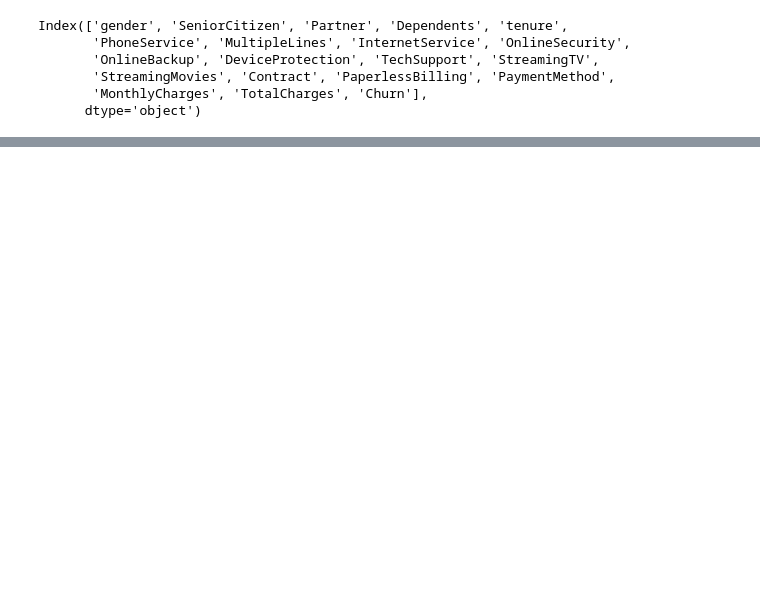
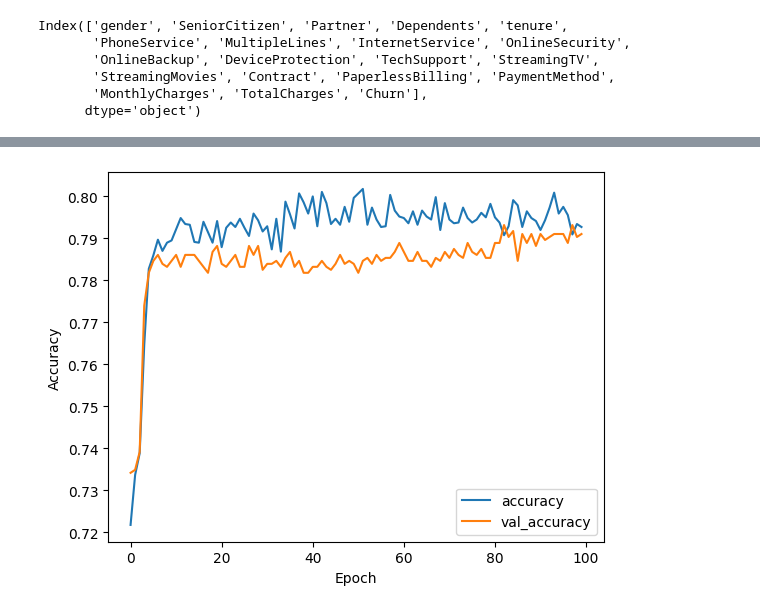
Before and after one commit to Benedixx/Telco_customer_churn, a Jupyter notebook: src/training.ipynb, the cells around one changed output, grey strips where cells are left out. Drawn from its saved outputs; the diff is of its cells as text; code cells hidden in the pictures; blank space fills up the shorter version.

```diff
--- a/src/training.ipynb
+++ b/src/training.ipynb
@@ -219,10 +241,7 @@ train_x.shape, test_x.shape, train_y.shape, test_y.shape
 # %%
 input = tf.keras.Input(shape=(19,))
-layer1 = tf.keras.layers.Dense(64, activation='relu')(input)
-layer2 = tf.keras.layers.Dense(32, activation='relu')(layer1)
-layer3 = tf.keras.layers.Reshape((32, 1))(layer2)
-layer4 = tf.keras.layers.Bidirectional(tf.keras.layers.LSTM(16))(layer3)
-layer5 = tf.keras.layers.Dense(32, activation='relu')(layer4)
-output = tf.keras.layers.Dense(1, activation='sigmoid')(layer5)
+layer1 = tf.keras.layers.Dense(9, activation='relu')(input)
+layer2 = tf.keras.layers.Dropout(0.2)(layer1)
+output = tf.keras.layers.Dense(1, activation='sigmoid')(layer2)
 
 model = tf.keras.Model(inputs=input, outputs=output)
@@ -235,5 +249,5 @@ test_steps = len_test // 64
 model.compile(optimizer=tf.keras.optimizers.Adam(learning_rate=0.001), loss='binary_crossentropy', metrics=['accuracy'])
 
 
-model.fit(train_x, train_y, epochs=200, steps_per_epoch=train_steps, validation_data=(test_x, test_y), validation_steps=test_steps)
+history = model.fit(train_x, train_y, epochs=100, validation_data=(test_x, test_y))
 # %% [output]
@@ -257,0 +271,9 @@ KeyboardInterrupt:
+# %%
+plt.plot(history.history['accuracy'], label='accuracy')
+plt.plot(history.history['val_accuracy'], label='val_accuracy')
+plt.legend()
+plt.xlabel('Epoch')
+plt.ylabel('Accuracy')
+plt.show()
+# %% [output]
+[figure, added]
```
Also changed, not shown: parts of 13 cells of this notebook.
